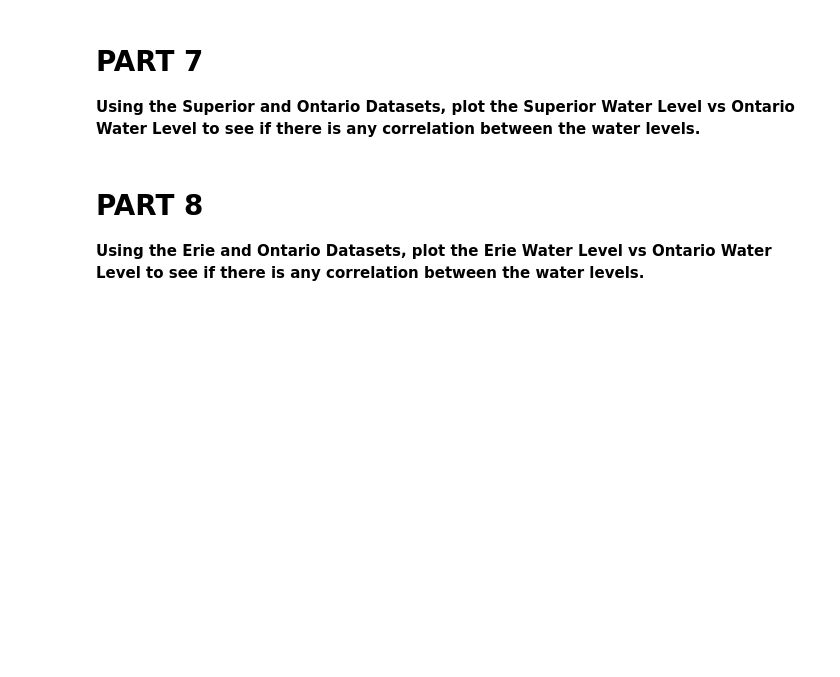
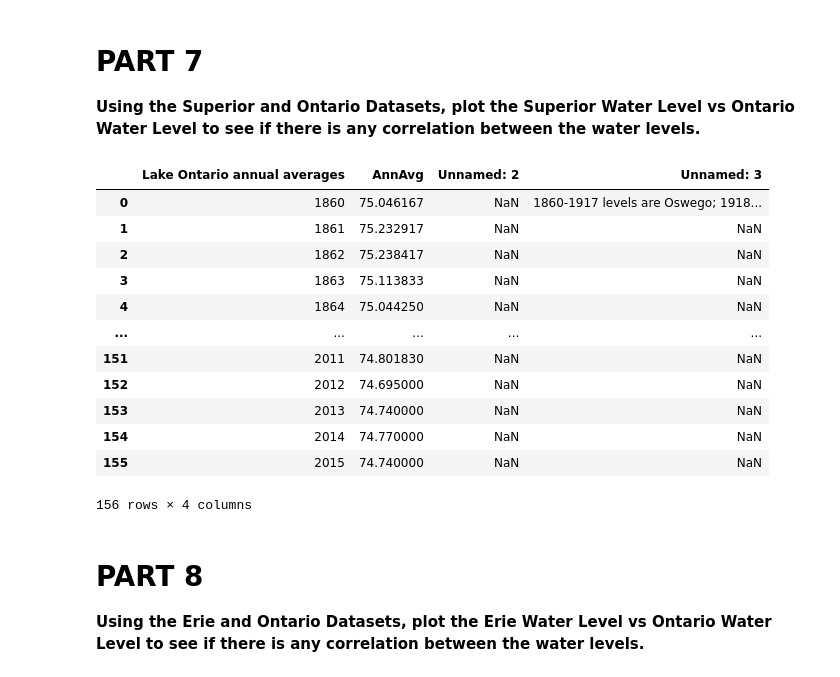
Before and after one commit to jaganna8/CMSE202_Git_Started, a Jupyter notebook: Great_Lakes_and_Grand_River.ipynb, the cells around one changed output. Saved outputs shown, nothing was run; the diff lists cells and outputs as text; code cells hidden in the pictures; blank space fills up the shorter version.

```diff
--- a/Great_Lakes_and_Grand_River.ipynb
+++ b/Great_Lakes_and_Grand_River.ipynb
@@ -113,3 +113,19 @@ plt.scatter(mich_lev,erie_lev)
 **Using the Superior and Ontario Datasets, plot the Superior Water Level vs Ontario Water Level to see if there is any correlation between the water levels.**
 # %%
 # Insert Code Here
+ont = pd.read_csv("data/ont.csv")
+ont
+# %% [output]
+|  | Lake Ontario annual averages | AnnAvg | Unnamed: 2 | Unnamed: 3 |
+| 0 | 1860 | 75.046167 | NaN | 1860-1917 levels are Oswego; 1918... |
+| 1 | 1861 | 75.232917 | NaN | NaN |
+| 2 | 1862 | 75.238417 | NaN | NaN |
+| 3 | 1863 | 75.113833 | NaN | NaN |
+| 4 | 1864 | 75.044250 | NaN | NaN |
+| ... | ... | ... | ... | ... |
+| 151 | 2011 | 74.801830 | NaN | NaN |
+| 152 | 2012 | 74.695000 | NaN | NaN |
+| 153 | 2013 | 74.740000 | NaN | NaN |
+| 154 | 2014 | 74.770000 | NaN | NaN |
+| 155 | 2015 | 74.740000 | NaN | NaN |
+156 rows × 4 columns
```
Also changed, not shown: parts of 1 cell of this notebook.
